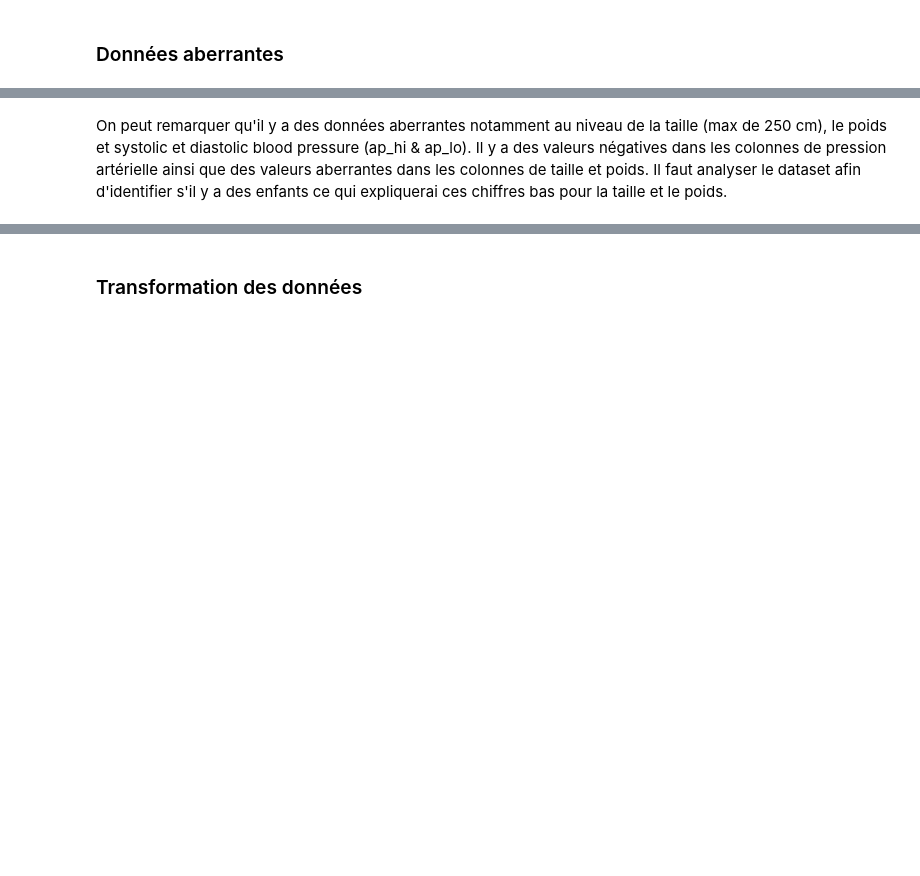
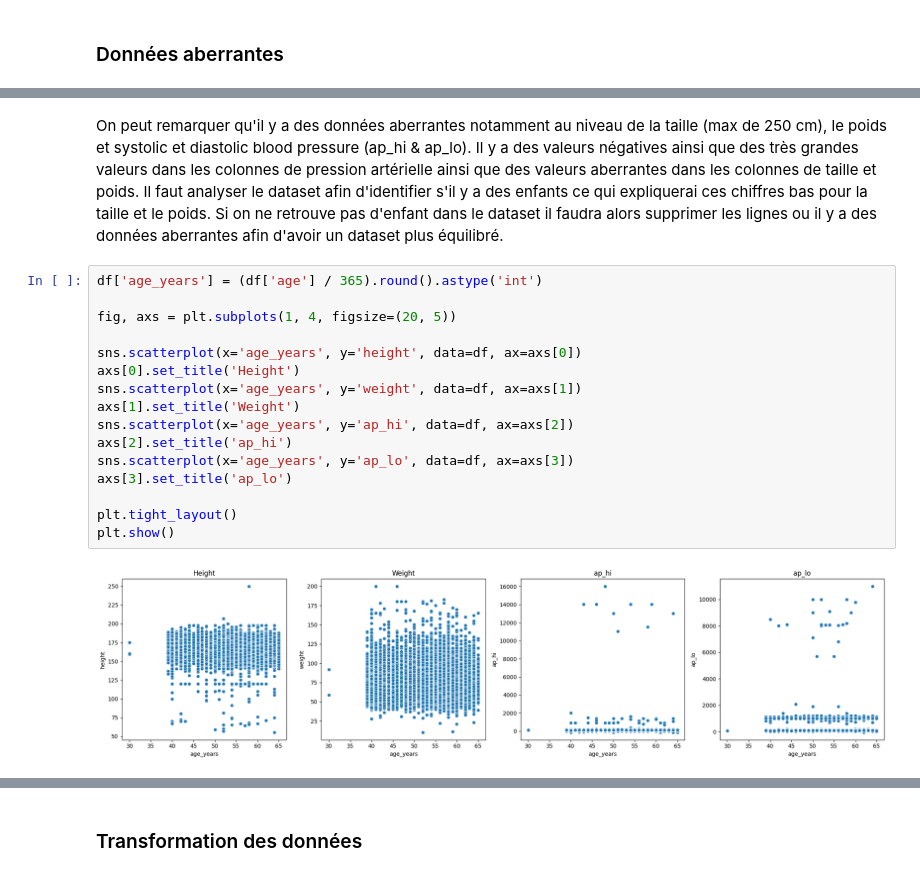
Before and after one commit to abderraouf-metidji/cardio-vasc-risks, a Jupyter notebook: analyse_exploratoire.ipynb, the cells around one changed output, grey strips where cells are left out. Cells and saved outputs as stored; diff of their text form; blank space fills up the shorter version.

```diff
--- a/analyse_exploratoire.ipynb
+++ b/analyse_exploratoire.ipynb
@@ -91,4 +91,22 @@ df.describe()
 | 75% | 74889.250000 | 21327.000000 | 2.000000 | 170.000000 | 82.000000 | 140.000000 | 90.000000 | 2.000000 | 1.000000 | 0.000000 | 0.000000 | ... |
 | max | 99999.000000 | 23713.000000 | 2.000000 | 250.000000 | 200.000000 | 16020.000000 | 11000.000000 | 3.000000 | 3.000000 | 1.000000 | 1.000000 | ... |
 # %% [markdown]
-On peut remarquer qu'il y a des données aberrantes notamment au niveau de la taille (max de 250 cm), le poids et systolic et diastolic blood pressure (ap_hi & ap_lo). Il y a des valeurs négatives dans les colonnes de pression artérielle ainsi que des valeurs aberrantes dans les colonnes de taille et poids. Il faut analyser le dataset afin d'identifier s'il y a des enfants ce qui expliquerai ces chiffres bas pour la taille et le poids.
+On peut remarquer qu'il y a des données aberrantes notamment au niveau de la taille (max de 250 cm), le poids et systolic et diastolic blood pressure (ap_hi & ap_lo). Il y a des valeurs négatives ainsi que des très grandes valeurs dans les colonnes de pression artérielle ainsi que des valeurs aberrantes dans les colonnes de taille et poids. Il faut analyser le dataset afin d'identifier s'il y a des enfants ce qui expliquerai ces chiffres bas pour la taille et le poids. Si on ne retrouve pas d'enfant dans le dataset il faudra alors supprimer les lignes ou il y a des données aberrantes afin d'avoir un dataset plus équilibré.
+# %%
+df['age_years'] = (df['age'] / 365).round().astype('int')
+
+fig, axs = plt.subplots(1, 4, figsize=(20, 5))
+
+sns.scatterplot(x='age_years', y='height', data=df, ax=axs[0])
+axs[0].set_title('Height')
+sns.scatterplot(x='age_years', y='weight', data=df, ax=axs[1])
+axs[1].set_title('Weight')
+sns.scatterplot(x='age_years', y='ap_hi', data=df, ax=axs[2])
+axs[2].set_title('ap_hi')
+sns.scatterplot(x='age_years', y='ap_lo', data=df, ax=axs[3])
+axs[3].set_title('ap_lo')
+
+plt.tight_layout()
+plt.show()
+# %% [output]
+[figure, added]
```
Also changed, not shown: parts of 24 cells of this notebook, 1 other file.
